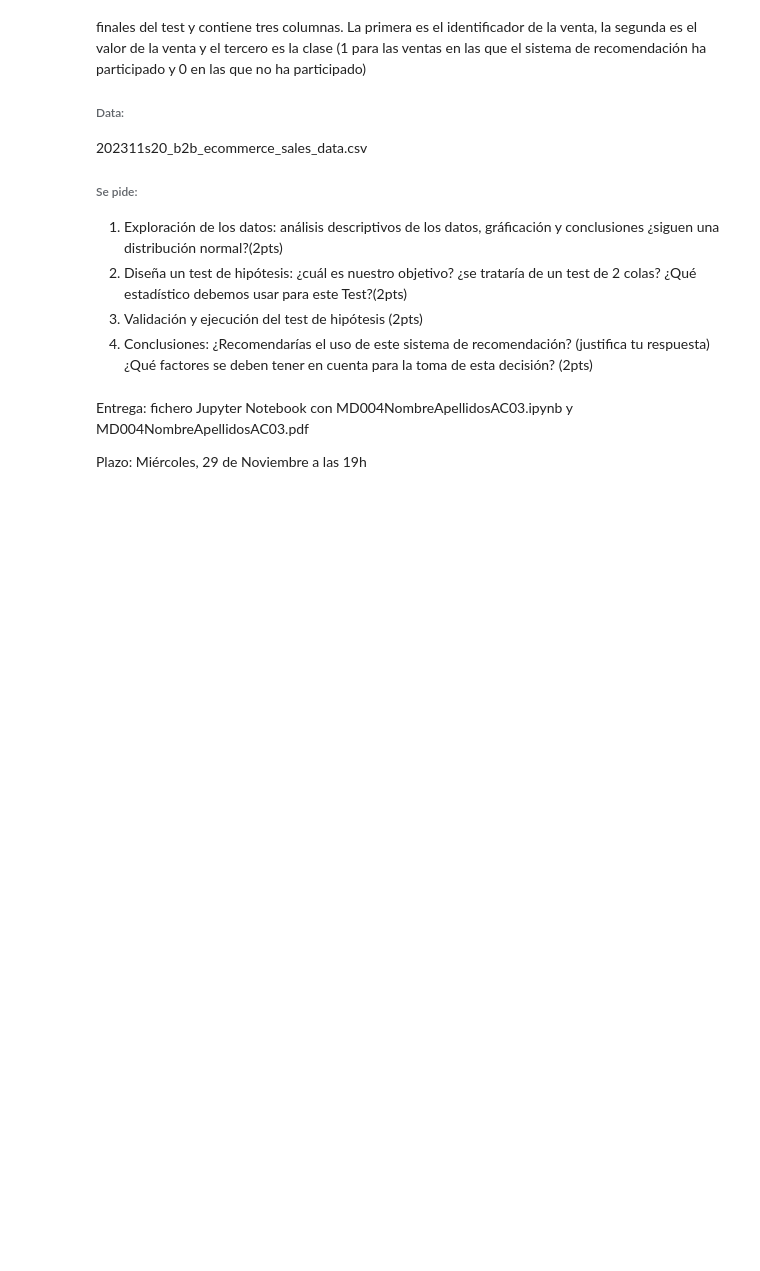
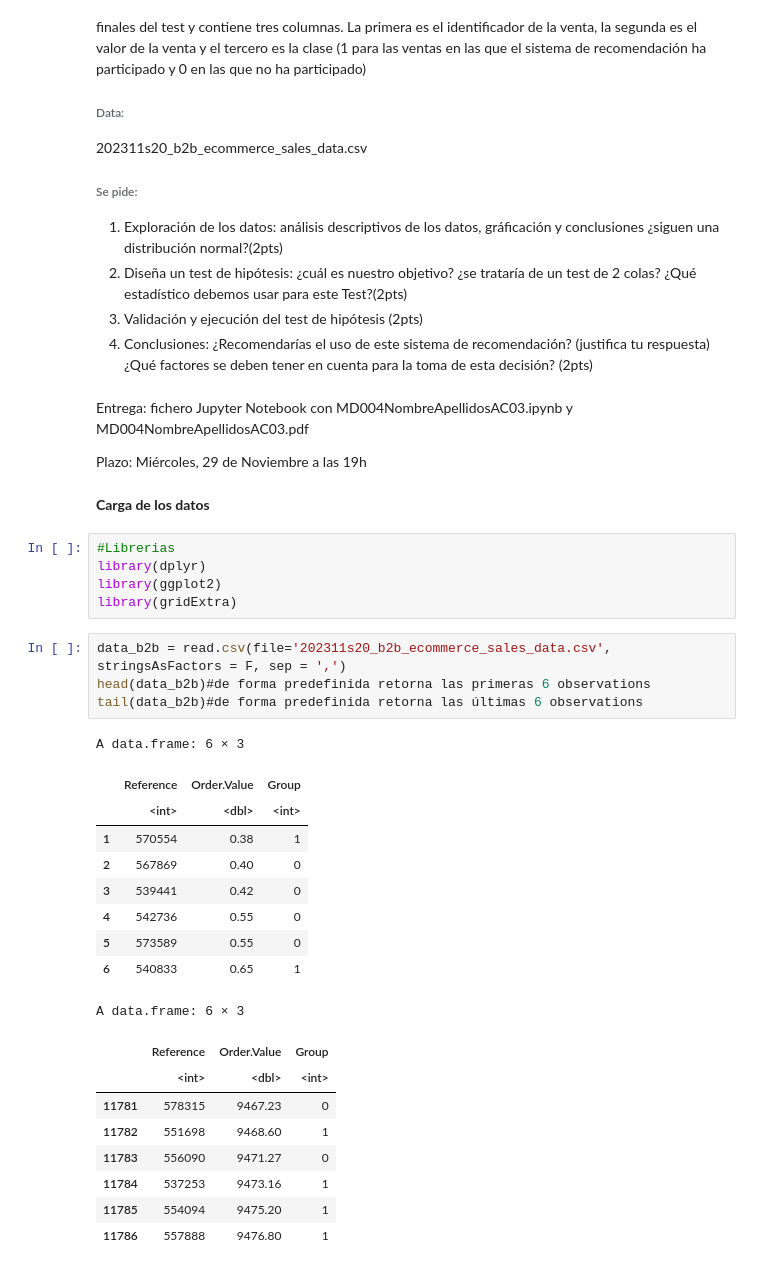
Before and after one commit to Didac-piferrer/MUDS, a Jupyter notebook: Estadistica/E3/MD004DidacPiferrerAC03.ipynb, the cells around one changed output. Cells and saved outputs as stored; diff of their text form; blank space fills up the shorter version.

```diff
--- a/Estadistica/E3/MD004DidacPiferrerAC03.ipynb
+++ b/Estadistica/E3/MD004DidacPiferrerAC03.ipynb
@@ -68,3 +68,33 @@ Una empresa de ecommerce B2B se plantea utilizar una funcionalidad para su web q
 Entrega: fichero Jupyter Notebook con MD004NombreApellidosAC03.ipynb y MD004NombreApellidosAC03.pdf
 
 Plazo: Miércoles, 29 de Noviembre a las 19h
+# %% [markdown]
+**Carga de los datos**
+# %%
+#Librerias
+library(dplyr)
+library(ggplot2)
+library(gridExtra)
+# %%
+data_b2b = read.csv(file='202311s20_b2b_ecommerce_sales_data.csv', stringsAsFactors = F, sep = ',')
+head(data_b2b)#de forma predefinida retorna las primeras 6 observations
+tail(data_b2b)#de forma predefinida retorna las últimas 6 observations
+# %% [output]
+A data.frame: 6 × 3
+|  | Reference | Order.Value | Group |
+|  | <int> | <dbl> | <int> |
+| 1 | 570554 | 0.38 | 1 |
+| 2 | 567869 | 0.40 | 0 |
+| 3 | 539441 | 0.42 | 0 |
+| 4 | 542736 | 0.55 | 0 |
+| 5 | 573589 | 0.55 | 0 |
+| 6 | 540833 | 0.65 | 1 |
+A data.frame: 6 × 3
+|  | Reference | Order.Value | Group |
+|  | <int> | <dbl> | <int> |
+| 11781 | 578315 | 9467.23 | 0 |
+| 11782 | 551698 | 9468.60 | 1 |
+| 11783 | 556090 | 9471.27 | 0 |
+| 11784 | 537253 | 9473.16 | 1 |
+| 11785 | 554094 | 9475.20 | 1 |
+| 11786 | 557888 | 9476.80 | 1 |
```
Also changed, not shown: parts of 7 cells of this notebook, 1 other file.
